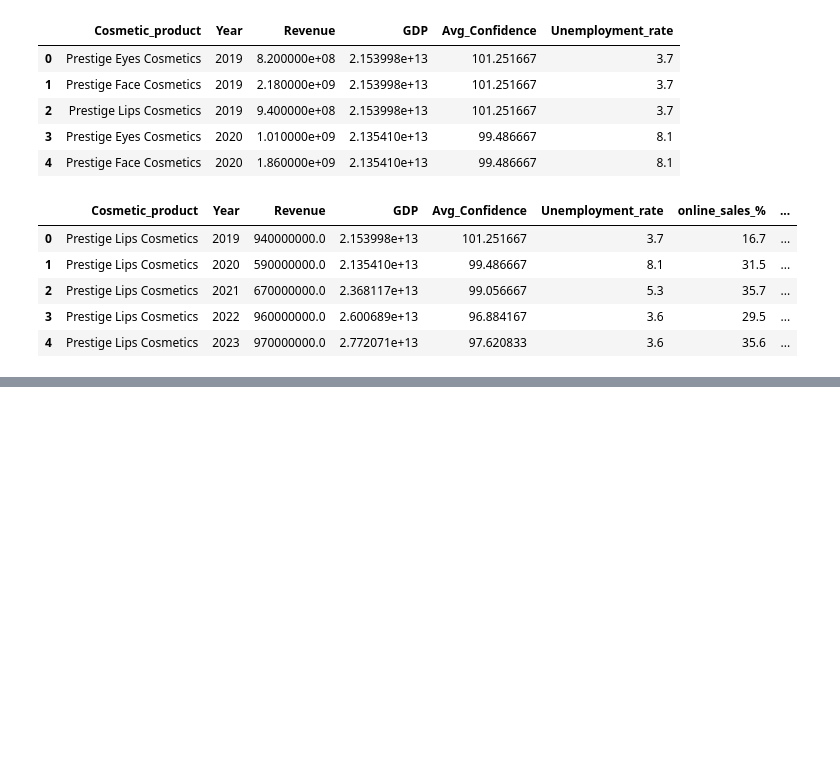
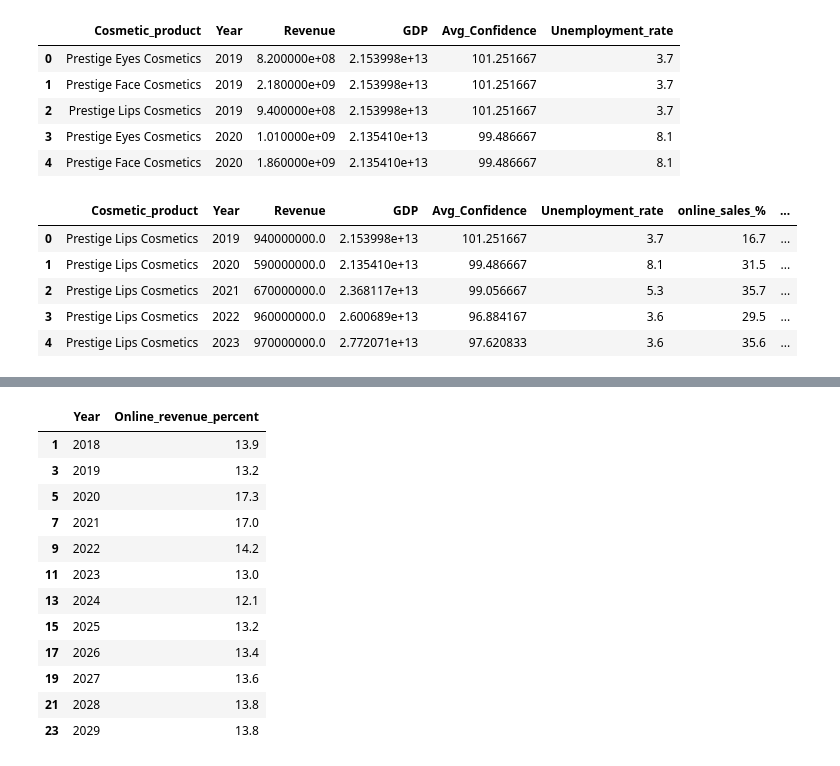
Before and after one commit to kaitlinjohnson1/Luxury_goods_project, a Jupyter notebook: code/visualisations_code.ipynb, the cells around one changed output, grey strips where cells are left out. Drawn from its saved outputs; the diff is of its cells as text; code cells hidden in the pictures; blank space fills up the shorter version.

```diff
--- a/code/visualisations_code.ipynb
+++ b/code/visualisations_code.ipynb
@@ -526,0 +637,45 @@ df_USA.head()
+# %%
+# CHINA ECOMMERCE
+# Import Lips dataset and reshape
+china_lips_ecommerce = pd.read_csv("/Users/kaitlinjohnson/Desktop/luxury_goods_project/data/raw_data/country_data/China/china_lips_onoff.csv")
+china_lips_ecommerce = pd.melt(china_lips_ecommerce, id_vars=["Unnamed: 0"], var_name="Year", value_name="Online_revenue_percent")
+
+# Filter for just the 'Online' rows, drop columns and change format
+china_lips_online = china_lips_ecommerce[china_lips_ecommerce['Unnamed: 0'] == 'Online']
+china_lips_online = china_lips_online.drop(columns=['Unnamed: 0'])
+china_lips_online['Year'] = china_lips_online['Year'].astype(int)
+china_lips_online
+
+# Import Eyes dataset and reshape
+china_eyes_ecommerce = pd.read_csv("/Users/kaitlinjohnson/Desktop/luxury_goods_project/data/raw_data/country_data/China/china_eyes_onoff.csv")
+china_eyes_ecommerce = pd.melt(china_eyes_ecommerce, id_vars=["Unnamed: 0"], var_name="Year", value_name="Online_revenue_percent")
+
+# Filter for just the 'Online' rows, drop columns and change format
+china_eyes_online = china_eyes_ecommerce[china_eyes_ecommerce['Unnamed: 0'] == 'Online']
+china_eyes_online = china_eyes_online.drop(columns=['Unnamed: 0'])
+china_eyes_online['Year'] = china_eyes_online['Year'].astype(int)
+china_eyes_online
+
+# Import Lips dataset and reshape
+china_face_ecommerce = pd.read_csv("/Users/kaitlinjohnson/Desktop/luxury_goods_project/data/raw_data/country_data/China/china_face_onoff.csv")
+china_face_ecommerce = pd.melt(china_face_ecommerce, id_vars=["Unnamed: 0"], var_name="Year", value_name="Online_revenue_percent")
+
+# Filter for just the 'Online' rows, drop columns and change format
+china_face_online = china_face_ecommerce[china_face_ecommerce['Unnamed: 0'] == 'Online']
+china_face_online = china_face_online.drop(columns=['Unnamed: 0'])
+china_face_online['Year'] = china_face_online['Year'].astype(int)
+china_face_online
+# %% [output]
+|  | Year | Online_revenue_percent |
+| 1 | 2018 | 13.9 |
+| 3 | 2019 | 13.2 |
+| 5 | 2020 | 17.3 |
+| 7 | 2021 | 17.0 |
+| 9 | 2022 | 14.2 |
+| 11 | 2023 | 13.0 |
+| 13 | 2024 | 12.1 |
+| 15 | 2025 | 13.2 |
+| 17 | 2026 | 13.4 |
+| 19 | 2027 | 13.6 |
+| 21 | 2028 | 13.8 |
+| 23 | 2029 | 13.8 |
```
Also changed, not shown: parts of 11 cells of this notebook, 12 other files.
